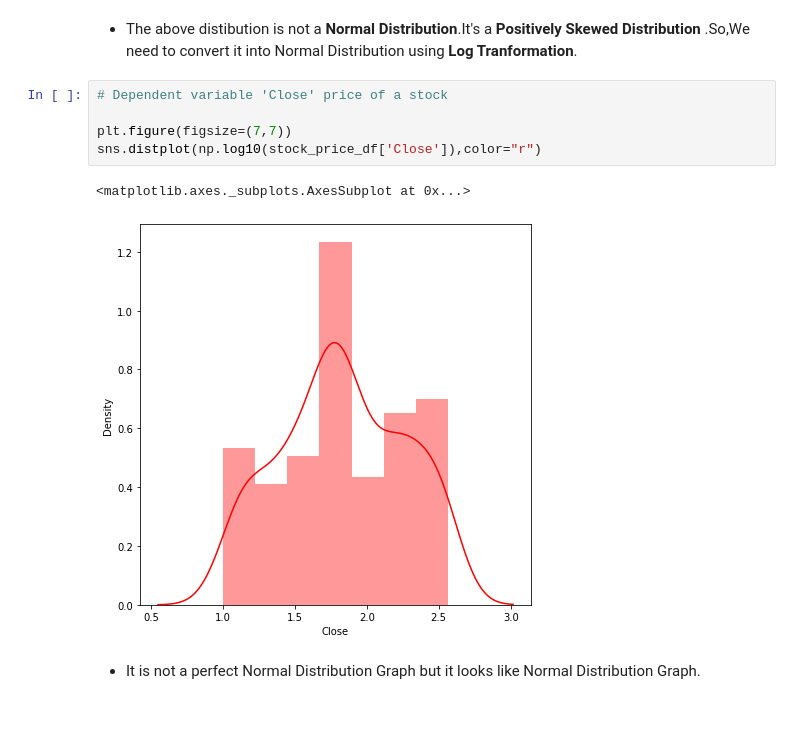
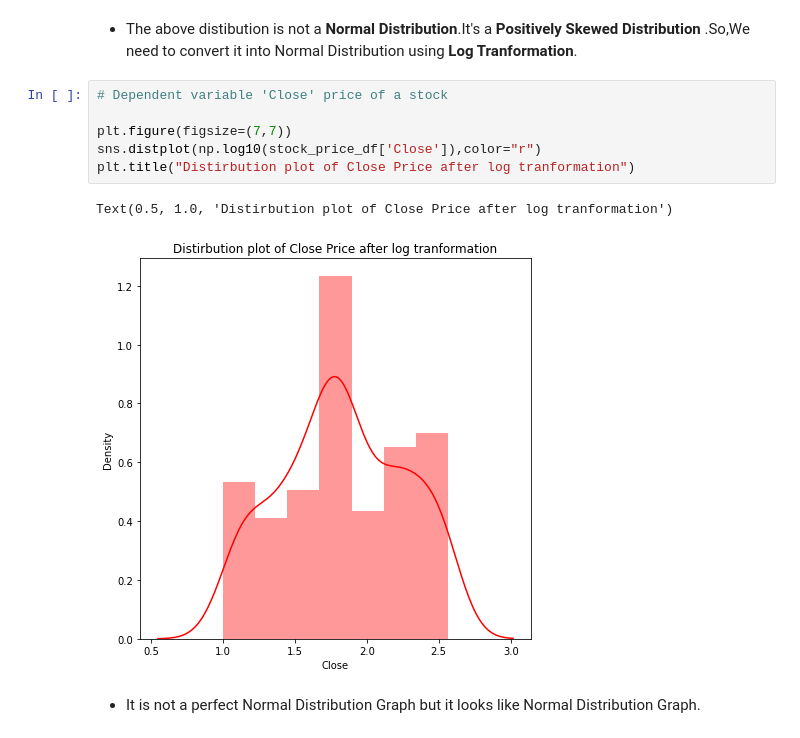
Before and after one commit to meena25091992/Yes_Bank_Stock_Closing_Price_Prediction, a Jupyter notebook: Group_Notebook_Yes_Bank_Stock_Price_Prediction.ipynb, the cells around one changed output. Drawn from its saved outputs; the diff is of its cells as text.

```diff
--- a/Group_Notebook_Yes_Bank_Stock_Price_Prediction.ipynb
+++ b/Group_Notebook_Yes_Bank_Stock_Price_Prediction.ipynb
@@ -230,11 +230,12 @@ sns.distplot(stock_price_df['Close'],color="pink")
 # %%
 # Dependent variable 'Close' price of a stock
 
 plt.figure(figsize=(7,7))
 sns.distplot(np.log10(stock_price_df['Close']),color="r")
+plt.title("Distirbution plot of Close Price after log tranformation")
 # %% [output]
-<matplotlib.axes._subplots.AxesSubplot at 0x...>
+Text(0.5, 1.0, 'Distirbution plot of Close Price after log tranformation')
-[figure, old version]
+[figure, new version]
 # %% [markdown]
 * It is not a perfect Normal Distribution Graph but it looks like    Normal Distribution Graph.
 # %%
```
Also changed, not shown: parts of 49 cells of this notebook.
